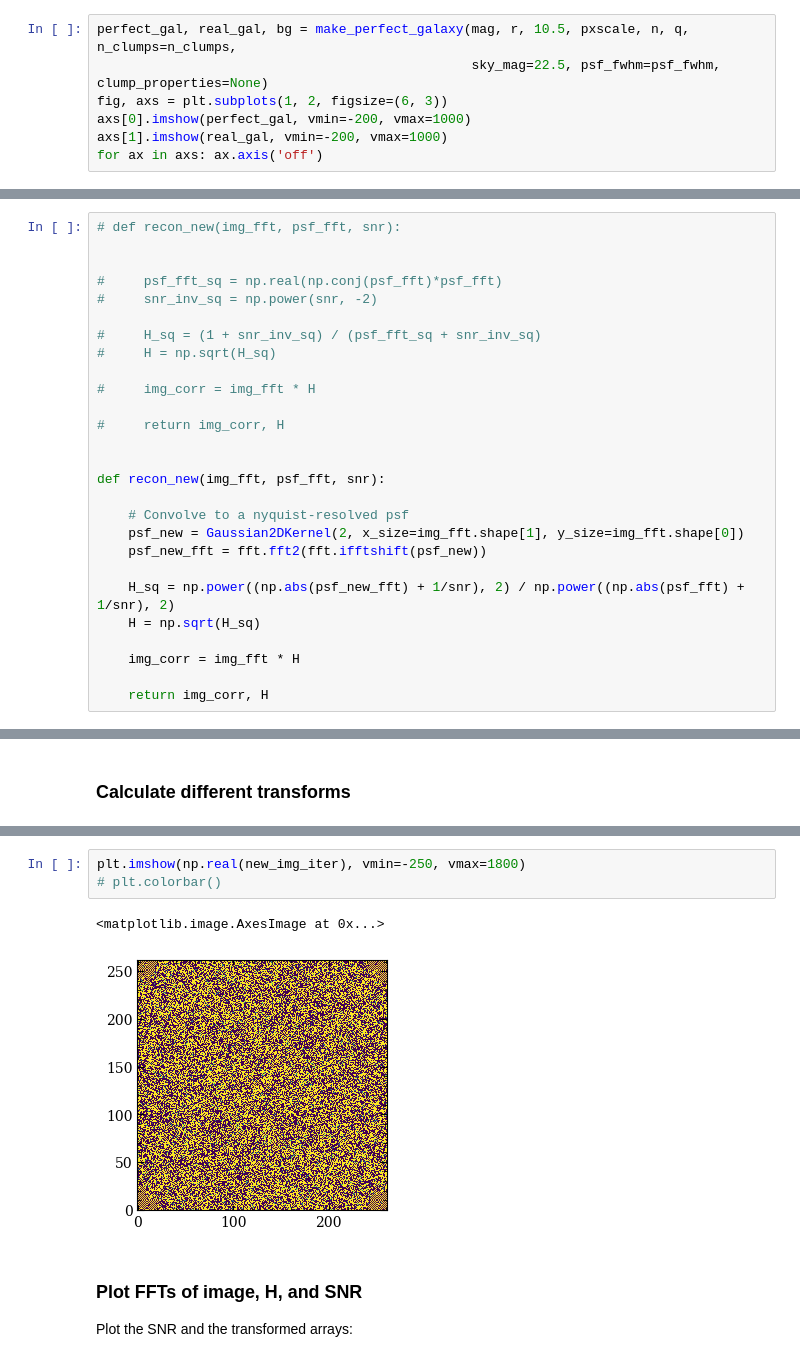
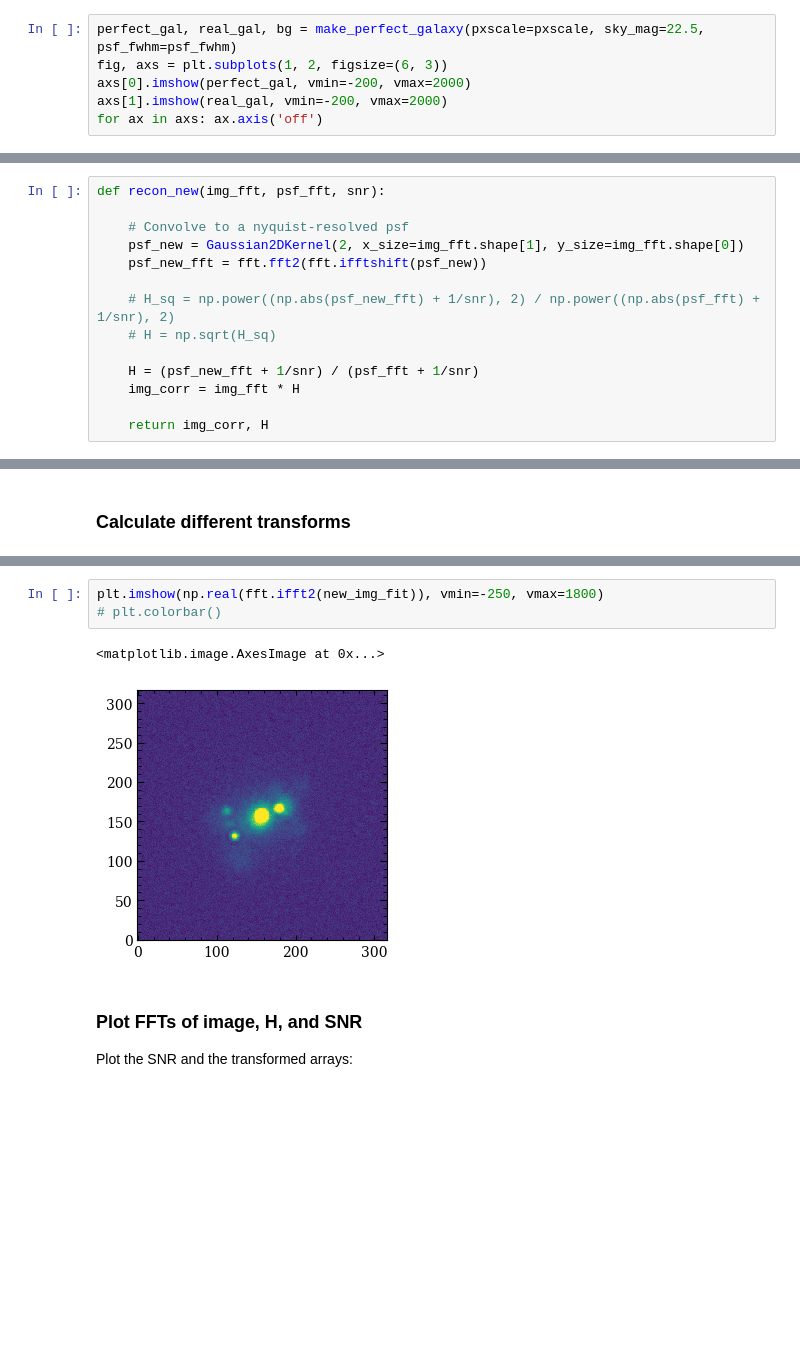
Before and after one commit to astro-nova/asymmetry, a Jupyter notebook: 4 Fourier New.ipynb, the cells around one changed output, grey strips where cells are left out. Cells and saved outputs as stored; diff of their text form; blank space fills up the shorter version.

```diff
--- a/4 Fourier New.ipynb
+++ b/4 Fourier New.ipynb
@@ -116,10 +85,9 @@ psf_std = psf_fwhm * gaussian_fwhm_to_sigma
 # %% [markdown]
 Generate an example galaxy:
 # %%
-perfect_gal, real_gal, bg = make_perfect_galaxy(mag, r, 10.5, pxscale, n, q, n_clumps=n_clumps,
-                                                sky_mag=22.5, psf_fwhm=psf_fwhm, clump_properties=None)
+perfect_gal, real_gal, bg = make_perfect_galaxy(pxscale=pxscale, sky_mag=22.5, psf_fwhm=psf_fwhm)
 fig, axs = plt.subplots(1, 2, figsize=(6, 3))
-axs[0].imshow(perfect_gal, vmin=-200, vmax=1000)
-axs[1].imshow(real_gal, vmin=-200, vmax=1000)
+axs[0].imshow(perfect_gal, vmin=-200, vmax=2000)
+axs[1].imshow(real_gal, vmin=-200, vmax=2000)
 for ax in axs: ax.axis('off')
 # %% [output]
@@ -384,29 +351,16 @@ H^2 = \frac{(f_{source} + \sigma)^2}{(\lambda f_{source} + \sigma)^2} = \frac{f_
 \end{align}
 $
 # %%
-# def recon_new(img_fft, psf_fft, snr):
-
-
-#     psf_fft_sq = np.real(np.conj(psf_fft)*psf_fft)
-#     snr_inv_sq = np.power(snr, -2)
-
-#     H_sq = (1 + snr_inv_sq) / (psf_fft_sq + snr_inv_sq)
-#     H = np.sqrt(H_sq)
-
-#     img_corr = img_fft * H
-
-#     return img_corr, H
-
-
 def recon_new(img_fft, psf_fft, snr):
 
     # Convolve to a nyquist-resolved psf
     psf_new = Gaussian2DKernel(2, x_size=img_fft.shape[1], y_size=img_fft.shape[0])
     psf_new_fft = fft.fft2(fft.ifftshift(psf_new))
 
-    H_sq = np.power((np.abs(psf_new_fft) + 1/snr), 2) / np.power((np.abs(psf_fft) + 1/snr), 2)
-    H = np.sqrt(H_sq)
+    # H_sq = np.power((np.abs(psf_new_fft) + 1/snr), 2) / np.power((np.abs(psf_fft) + 1/snr), 2)
+    # H = np.sqrt(H_sq)
 
+    H = (psf_new_fft + 1/snr) / (psf_fft + 1/snr)
     img_corr = img_fft * H
 
     return img_corr, H
@@ -556,11 +510,11 @@ Hs = [H_snr, H_fit, H_iter]
 # Perfect H: actual ratio between the image and the convolved image
 H_perfect = perfect_fft/img_fft
 # %%
-plt.imshow(np.real(new_img_iter), vmin=-250, vmax=1800)
+plt.imshow(np.real(fft.ifft2(new_img_fit)), vmin=-250, vmax=1800)
 # plt.colorbar()
 # %% [output]
 <matplotlib.image.AxesImage at 0x...>
-[figure, old version]
+[figure, new version]
 # %% [markdown]
 ### Plot FFTs of image, H, and SNR
 Plot the SNR and the transformed arrays:
```
Also changed, not shown: parts of 14 cells of this notebook, 5 other files.
